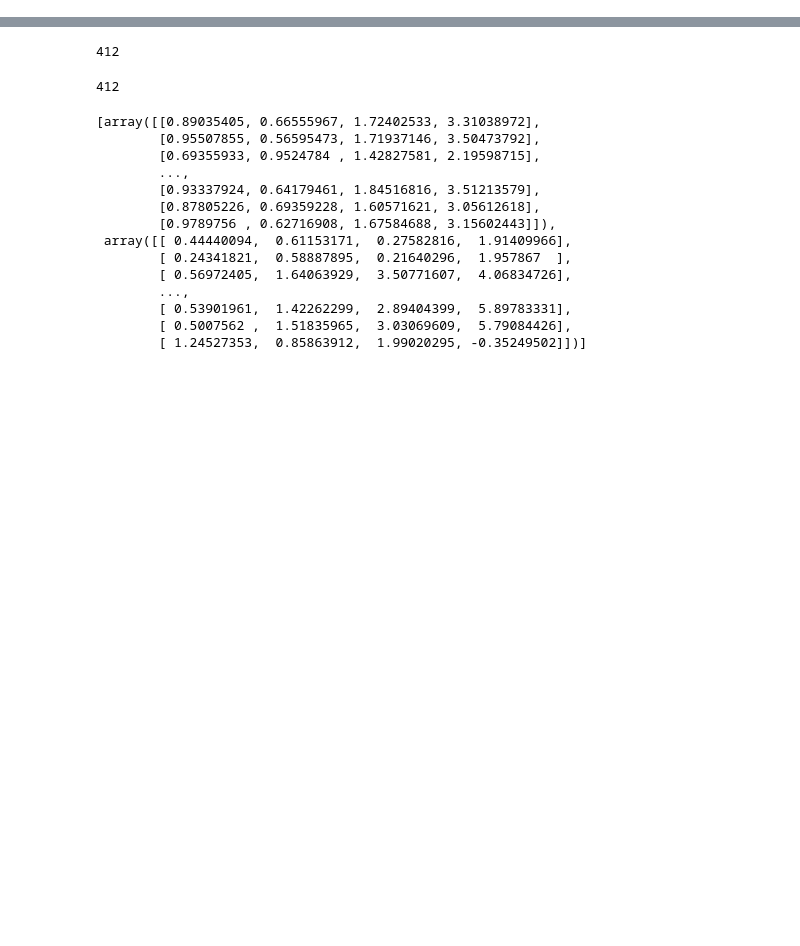
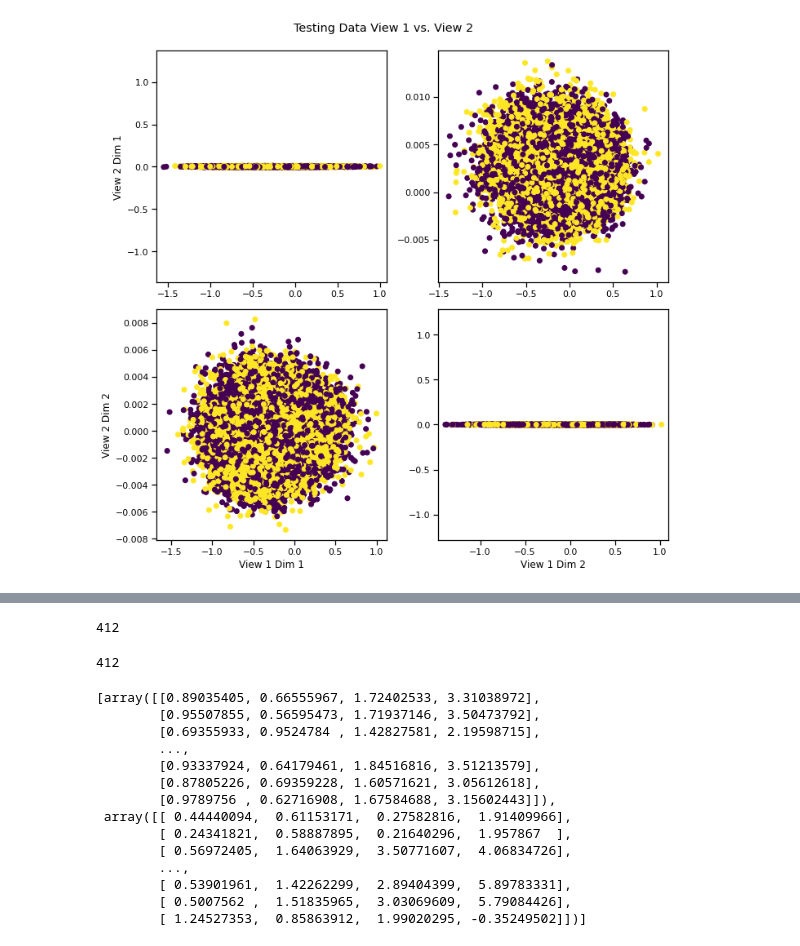
Before and after one commit to saber258/EEG_Text_alignment, a Jupyter notebook: main_trans/view.ipynb, the cells around one changed output, grey strips where cells are left out. Drawn from its saved outputs; the diff is of its cells as text; code cells hidden in the pictures; blank space fills up the shorter version.

```diff
--- a/main_trans/view.ipynb
+++ b/main_trans/view.ipynb
@@ -359,0 +232,39 @@ crossviews_plot(Xs, labels=y_train ,
+# %%
+X_train_angry_eeg = X_train_angry_eeg/np.linalg.norm(X_train_angry_eeg)
+X_test_angry_eeg = X_test_angry_eeg/np.linalg.norm(X_test_angry_eeg)
+X_val_angry_eeg = X_val_angry_eeg/np.linalg.norm(X_val_angry_eeg)
+
+X_train_arousal_eeg = X_train_arousal_eeg/np.linalg.norm(X_train_arousal_eeg)
+X_test_arousal_eeg = X_test_arousal_eeg/np.linalg.norm(X_test_arousal_eeg)
+X_val_arousal_eeg = X_val_arousal_eeg/np.linalg.norm(X_val_arousal_eeg)
+# %%
+Xs_train_angry = []
+Xs_train_angry.append(X_train_angry_text)
+Xs_train_angry.append(X_train_angry_eeg)
+
+Xs_test_angry = []
+Xs_test_angry.append(X_test_angry_text)
+Xs_test_angry.append(X_test_angry_eeg)
+
+Xs_val_angry = []
+Xs_val_angry.append(X_val_angry_text)
+Xs_val_angry.append(X_val_angry_eeg)
+
+
+Xs_train_arousal = []
+Xs_train_arousal.append(X_train_arousal_text)
+Xs_train_arousal.append(X_train_arousal_eeg)
+
+Xs_test_arousal = []
+Xs_test_arousal.append(X_test_arousal_text)
+Xs_test_arousal.append(X_test_arousal_eeg)
+
+Xs_val_arousal = []
+Xs_val_arousal.append(X_val_arousal_text)
+Xs_val_arousal.append(X_val_arousal_eeg)
+# %%
+crossviews_plot(Xs_train_angry, labels=y_train_angry ,
+                title='Testing Data View 1 vs. View 2 ',
+                equal_axes=True)
+# %% [output]
+[figure, added]
```
Also changed, not shown: parts of 17 cells of this notebook.
